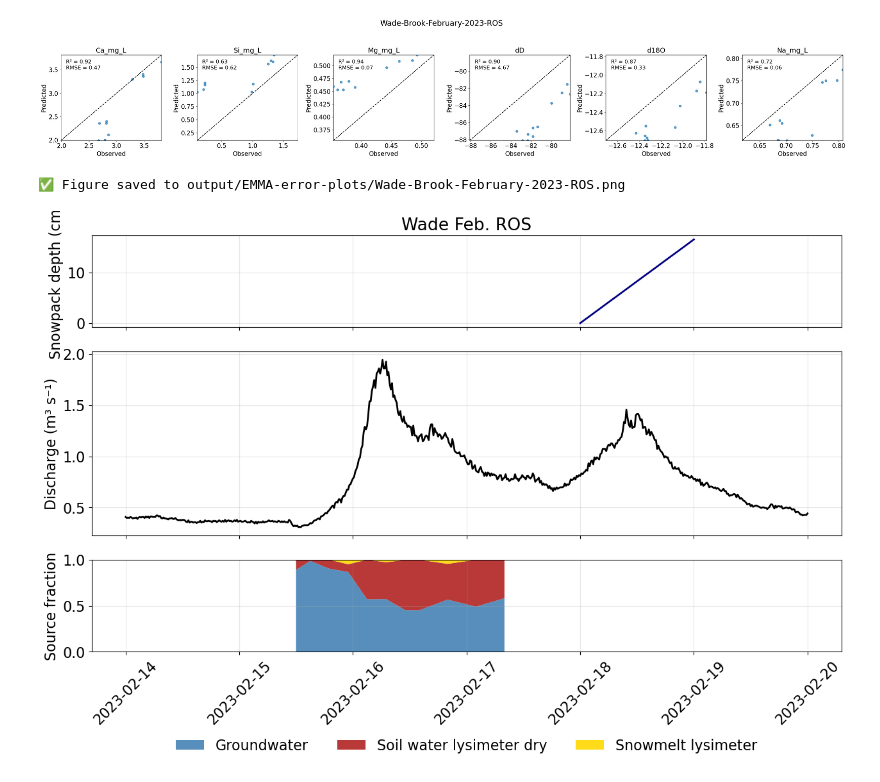
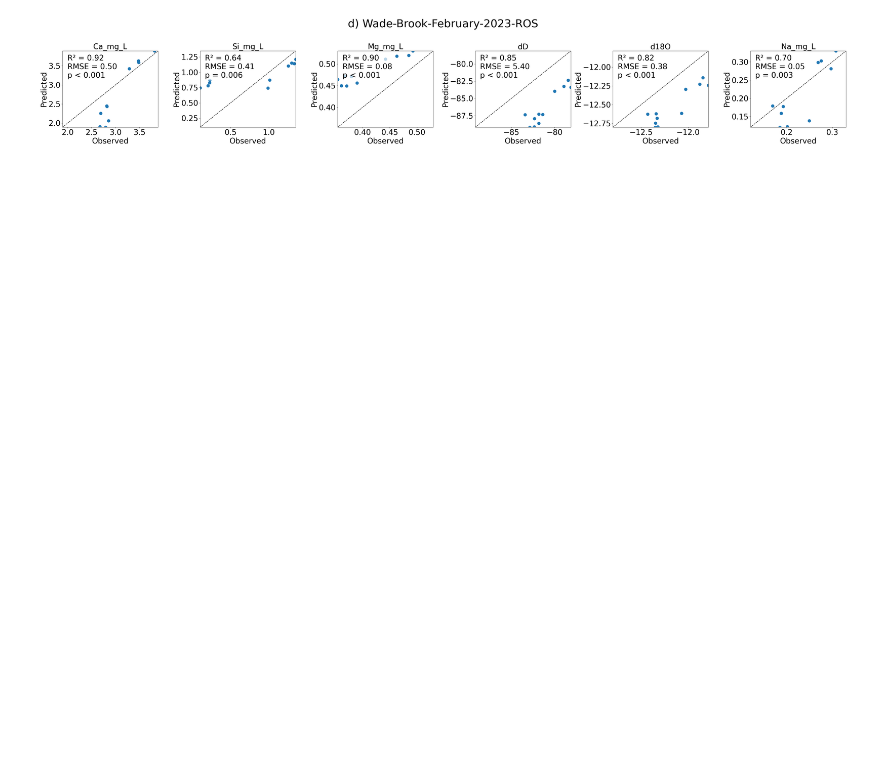
Before and after one commit to MeganEDuffy/LCBP-interannual-EMMAs, a Jupyter notebook: Notebooks/RI23-Wade-EMMAs.ipynb, the cells around one changed output. Drawn from its saved outputs; the diff is of its cells as text; code cells hidden in the pictures; blank space fills up the shorter version.

Commit message:
using new usgs data ret package made new wrr fig1

```diff
--- a/Notebooks/RI23-Wade-EMMAs.ipynb
+++ b/Notebooks/RI23-Wade-EMMAs.ipynb
@@ -1,17 +1,29 @@
 # %%
+import importlib
 import sys
-import io
-import requests
 from pathlib import Path
-sys.path.append("/home/millieginty/OneDrive/git-repos/LCBP-interannual-EMMAs/")
+import pandas as pd
 
-import importlib
-import pandas as pd
+# Set up home path and working repo dir
+HOME = Path.home()
+repo_dir = HOME / "OneDrive/git-repos/LCBP-interannual-EMMAs"
+
+if str(repo_dir) not in sys.path:
+    sys.path.append(str(repo_dir))
+
+# Import EMMA module
 import EMMA.event_emma as em
+import EMMA.event_pca_error as ep
+importlib.reload(ep)
 importlib.reload(em)
 
-# Load the full RI25 dataset
-df = pd.read_csv("/home/millieginty/OneDrive/git-repos/EMMA/data/newrnet-chemistry/RI23/RI23-IC-ICP-isotope-toc-joined-Wade.csv")
+# Define data directory using relative path logic
+data_dir = repo_dir / "Data/GrabSample_data"
+
+output_dir = repo_dir / "Output/EMMA-uncertainty/Tracer_regressions/"
+
+# Load the full RI23 dataset
+df = pd.read_csv(data_dir / "RI23-IC-ICP-isotope-toc-joined.csv")
 
 ####################
 # Wade RI23 events #
@@ -32,48 +44,39 @@ df = pd.read_csv("/home/millieginty/OneDrive/git-repos/EMMA/data/newrnet-chemist
         # RI25-1111 Baseflow
         # RI25-1126 Baseflow
         # RI25-1183 Baseflow
         # RI25-1201 Baseflow
         # RI25-1290 Basedlow
 
 wade_febros_fractions_df, wade_febros_scaler, wade_febros_pca, wade_febros_endmembers_df = em.run_emma_event(
     data=df,
     site="Wade",
     start_date="2023-02-14 00:00:00",
     end_date="2023-02-20 00:00:00",
     endmember_ids=[
-                   #"RI23-5018", "RI23-5006", # Homeowner well groundwater March 2023
+                   "RI23-5018", "RI23-5006", # Homeowner well groundwater March 2023
                    #"RI22-0860", "RI22-0859", # Homeowner well groundwater 2022
-                   "RI23-1034", # Pre-event baseflow, labeled as GW in Wade index
+                   #"RI23-1034", # Pre-event baseflow, labeled as GW in Wade index
                    #"RI25-1111", "RI25-1126", "RI25-1183", "RI25-1201", "RI25-1290", # 2025 baseflow samples
                    "RI23-5000", # SWL D February 15 2023
                    "RI23-5005", # Snowmelt lysimeter 2/15
                   ],
 )
 
 wade_tracers = ['Ca_mg_L', 'Si_mg_L', 'Mg_mg_L', 'dD', 'd18O', 'Na_mg_L']
-#wade_tracers = ['Ca_mg_L', 'Si_mg_L', 'Mg_mg_L', 'dD', 'd18O']
 
 # Call the prediction function
 wade_febros_predicted = em.predict_tracers_from_fractions(
     fractions_df=wade_febros_fractions_df,
     endmembers_df=wade_febros_endmembers_df,
     tracer_cols=wade_tracers
 )
 
 # Plot observed vs predicted tracer values
-em.plot_observed_vs_predicted("Wade-Brook-February-2023-ROS", wade_febros_predicted, df, wade_tracers)
-
-em.plot_emma_fractions_with_hydrograph(
-    fractions_df= wade_febros_fractions_df,
-    discharge_csv="/home/millieginty/OneDrive/git-repos/LCBP-interannual-EMMAs/Data/StreamSensor_data/Discharge.Discharge_cms@Wade_Brook.20221001.csv",
-    snowpack_csv="/home/millieginty/OneDrive/git-repos/LCBP-interannual-EMMAs/Data/Met_data/Wade_cocorahs-vt-fr-30-20221115-20250414.csv",
-    snowpack_time_col="datetime",
-    start_date="2023-02-14 00:00:00",
-    end_date="2023-02-20 00:00:00",
-    site="Wade",
-    title="Wade Feb. ROS"
-)
+em.plot_observed_vs_predicted(
+    title = "d) Wade-Brook-February-2023-ROS",
+    predicted_df = wade_febros_predicted,
+    stream_df = df,
+    tracer_cols = wade_tracers,
+    output_dir=output_dir)
 # %% [output]
-[figure, old version]
+[figure, new version]
-✅ Figure saved to output/EMMA-error-plots/Wade-Brook-February-2023-ROS.png
-[figure, removed]
```
Also changed, not shown: parts of 3 cells of this notebook, 39 other files.
